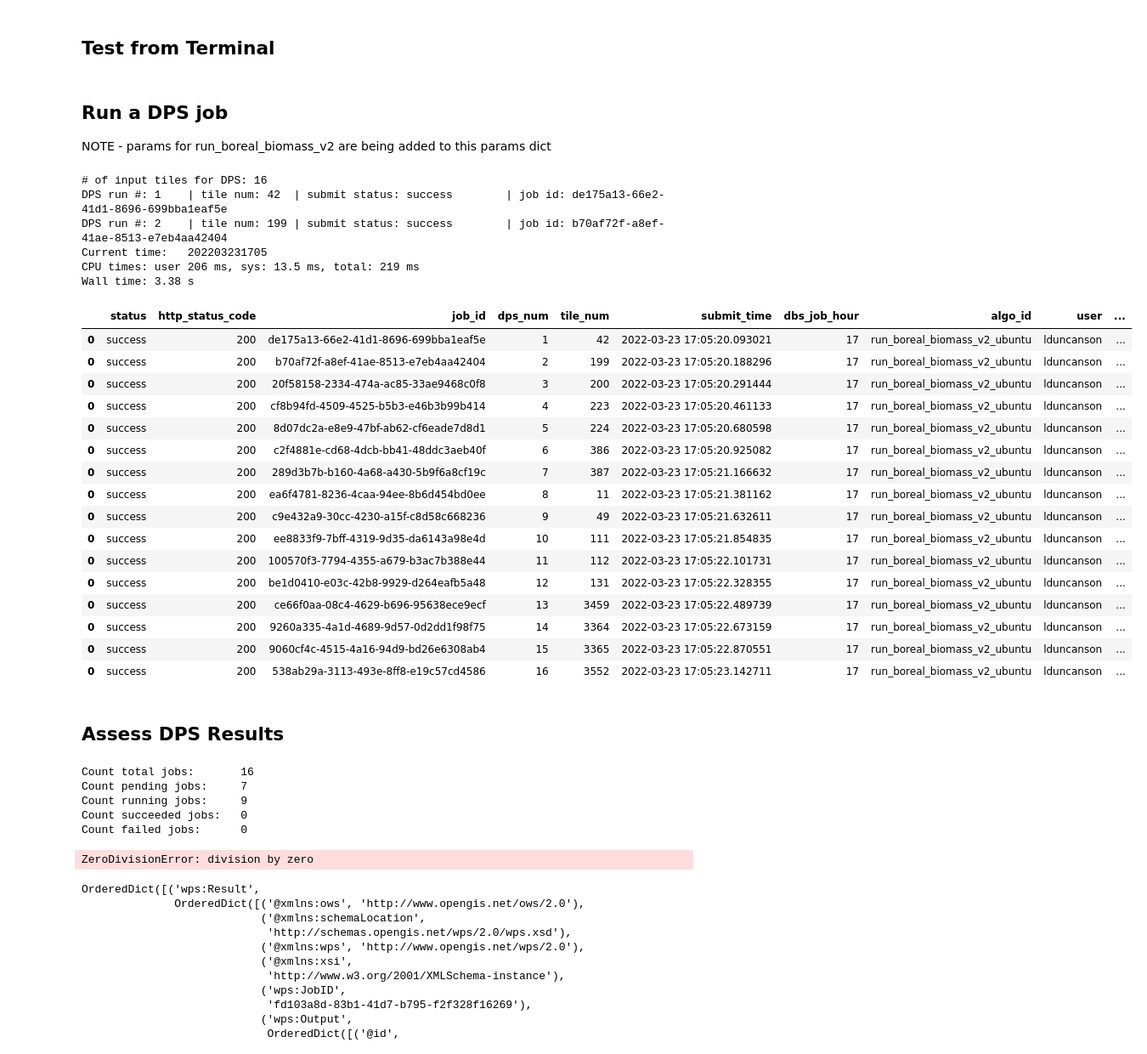
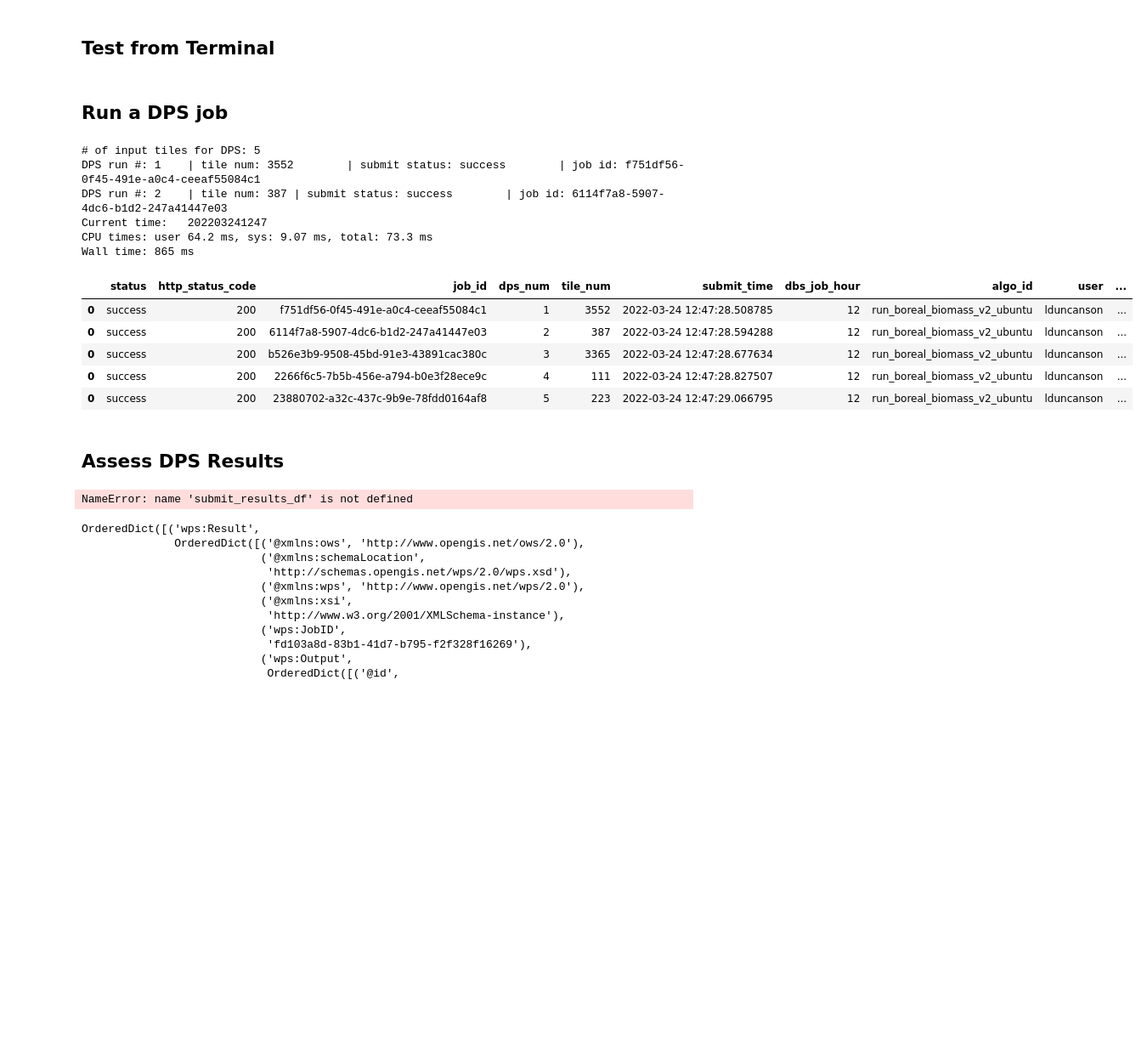
Before and after one commit to lauraduncanson/icesat2_boreal, a Jupyter notebook: dps/alg_3-4/3.4_dps.ipynb, the cells around one changed output. Shown at 85% size. Drawn from its saved outputs; the diff is of its cells as text; code cells hidden in the pictures; blank space fills up the shorter version.

Commit message:
running 34

```diff
--- a/dps/alg_3-4/3.4_dps.ipynb
+++ b/dps/alg_3-4/3.4_dps.ipynb
@@ -126,7 +129,6 @@ bio_models_https
 #Rscript /projects/icesat2_boreal/lib/mapBoreal.R /projects/testing/output/atl08_005_30m_filt_merge_neighbors_0042.csv /projects/shared-buckets/nathanmthomas/alg_34_testing/Copernicus_42_covars_cog_topo_stack.tif /projects/shared-buckets/nathanmthomas/alg_34_testing/Landsat8_42_comp_cog_2015-2020_dps.tif 'TRUE' /projects/my-private-bucket/boreal_train_data_v3.csv 2 2 100 300 5 TRUE 100 3000
 # %% [markdown]
 ## Run a DPS job
-NOTE - params for run_boreal_biomass_v2 are being added to this params dict
 # %%
 %%time
 submit_results_df_list = []
@@ -153,14 +155,32 @@ for i, INPUT_TILE_NUM in enumerate(DPS_INPUT_TILE_NUM_LIST):
         print(f"No filtered ATL08 for tile {INPUT_TILE_NUM}. Moving on.." )
         continue
 
-    #iters is the number of iterations of RH model fits; set to low (2-5) to test, 30-50 for production
-    #30 yields run times ~4 hours
+    # iters is the number of iterations of RH model fits; set to low (2-5) to test, 30-50 for production
+    # 30 yields run times ~4 hours
 
-    #ppside is the number of subtile splits. 2=4 subtiles, 3=9 subtiles
-    #increasing ppside reduces memory, increases length to completion
+    # ppside is the number of subtile splits. 2=4 subtiles, 3=9 subtiles
+    # increasing ppside reduces memory, increases length to completion
+
+    # minDOY is the min possible DOY to search for tile training data. The default is set to May 1
+    # If sufficient data are found in growing season, minDOY will not be used
+
+    # maxDOY is the max possible DOY to search for tile training data. The default is Sept 30.
+
+    # max_sol_el is the max solar elevation possible to search. The default is 0
+
+    # expand_training as TRUE sets iterative searching for training data up to min_n, starting with solar_el<0 and growing season and then:
+    # searches solar_el up to max_sol_el then
+    # searches iteratively one month later after growing season until maxDOY then
+    # searches iteratively one month earlier before growing season until minDOY
+    # if expand_training=FALSE the growing season sol_el<0 will be taken, and if none, no data will return
+
+    # min_n is the tile training number desired, that expand_training will search until it is fulfilled (or the max available)
+
+    #local_train_perc is the percent tile training data vs. boreal-wide training data. 100 = all local, 0 = all boreal wide
+
 
     in_param_dict = {
-                                    'tindex': atl08_filt_tindex_master,
+                                    'in_atl08_fn': 's3://maap-ops-workspace/lduncanson/dps_output/run_tile_atl08_ubuntu/master/2022/run_no_LC_height_thresholds_v2/ATL08_filt_tindex_master.csv',
                                     'in_topo_fn': f"input/{os.path.basename(in_topo_https)}",
                                     'in_landsat_fn': f"input/{os.path.basename(in_landsat_https)}",
                                     'in_atl08_fn_url': in_atl08_https,
@@ -189,55 +209,44 @@ for i, INPUT_TILE_NUM in enumerate(DPS_INPUT_TILE_NUM_LIST):
             version='master',
             username=USER, # username needs to be the same as whoever created the workspace
             queue=WORKER_TYPE,
             **in_param_dict
         )
 
     # Build a dataframe of submission details
     submit_result['dps_num'] = DPS_num
     submit_result['tile_num'] = INPUT_TILE_NUM
     submit_result['submit_time'] = datetime.datetime.now()
     submit_result['dbs_job_hour'] =datetime.datetime.now().hour
     submit_result['algo_id'] = ALGO_ID
     submit_result['user'] = USER
     submit_result['worker_type'] = WORKER_TYPE
 
     # Append to a list of data frames of submission results
     submit_results_df_list.append(pd.DataFrame([submit_result]))
 
     if DPS_num in [1, 2, 25, 50, 100, 500, 1000, 1500, 2000, 3000, 5000, 7000, 9000, 11000, 13000, 15000, 17000, 19000, 21000, 24000]:
         print(f"DPS run #: {DPS_num}\t| tile num: {INPUT_TILE_NUM}\t| submit status: {submit_result['status']}\t| job id: {submit_result['job_id']}")
 
 
 # Build a final submission results df and save
 submit_results_df = pd.concat(submit_results_df_list)
 nowtime = pd.Timestamp.now().strftime('%Y%m%d%H%M')
 print(f"Current time:\t{nowtime}")
 submit_results_df.to_csv(f'/projects/my-public-bucket/DPS_{IDENTIFIER}_submission_results_{len_input_list}_{nowtime}.csv')
 submit_results_df
 # %% [output]
-# of input tiles for DPS: 16
-DPS run #: 1    | tile num: 42  | submit status: success        | job id: de175a13-66e2-41d1-8696-699bba1eaf5e
-DPS run #: 2    | tile num: 199 | submit status: success        | job id: b70af72f-a8ef-41ae-8513-e7eb4aa42404
-Current time:   202203231705
-CPU times: user 206 ms, sys: 13.5 ms, total: 219 ms
-Wall time: 3.38 s
+# of input tiles for DPS: 5
+DPS run #: 1    | tile num: 3552        | submit status: success        | job id: f751df56-0f45-491e-a0c4-ceeaf55084c1
+DPS run #: 2    | tile num: 387 | submit status: success        | job id: 6114f7a8-5907-4dc6-b1d2-247a41447e03
+Current time:   202203241247
+CPU times: user 64.2 ms, sys: 9.07 ms, total: 73.3 ms
+Wall time: 865 ms
 |  | status | http_status_code | job_id | dps_num | tile_num | submit_time | dbs_job_hour | algo_id | user | ... |
-| 0 | success | 200 | de175a13-66e2-41d1-8696-699bba1eaf5e | 1 | 42 | 2022-03-23 17:05:20.093021 | 17 | run_boreal_biomass_v2_ubuntu | lduncanson | ... |
-| 0 | success | 200 | b70af72f-a8ef-41ae-8513-e7eb4aa42404 | 2 | 199 | 2022-03-23 17:05:20.188296 | 17 | run_boreal_biomass_v2_ubuntu | lduncanson | ... |
-| 0 | success | 200 | 20f58158-2334-474a-ac85-33ae9468c0f8 | 3 | 200 | 2022-03-23 17:05:20.291444 | 17 | run_boreal_biomass_v2_ubuntu | lduncanson | ... |
-| 0 | success | 200 | cf8b94fd-4509-4525-b5b3-e46b3b99b414 | 4 | 223 | 2022-03-23 17:05:20.461133 | 17 | run_boreal_biomass_v2_ubuntu | lduncanson | ... |
-| 0 | success | 200 | 8d07dc2a-e8e9-47bf-ab62-cf6eade7d8d1 | 5 | 224 | 2022-03-23 17:05:20.680598 | 17 | run_boreal_biomass_v2_ubuntu | lduncanson | ... |
-| 0 | success | 200 | c2f4881e-cd68-4dcb-bb41-48ddc3aeb40f | 6 | 386 | 2022-03-23 17:05:20.925082 | 17 | run_boreal_biomass_v2_ubuntu | lduncanson | ... |
-| 0 | success | 200 | 289d3b7b-b160-4a68-a430-5b9f6a8cf19c | 7 | 387 | 2022-03-23 17:05:21.166632 | 17 | run_boreal_biomass_v2_ubuntu | lduncanson | ... |
-| 0 | success | 200 | ea6f4781-8236-4caa-94ee-8b6d454bd0ee | 8 | 11 | 2022-03-23 17:05:21.381162 | 17 | run_boreal_biomass_v2_ubuntu | lduncanson | ... |
-| 0 | success | 200 | c9e432a9-30cc-4230-a15f-c8d58c668236 | 9 | 49 | 2022-03-23 17:05:21.632611 | 17 | run_boreal_biomass_v2_ubuntu | lduncanson | ... |
-| 0 | success | 200 | ee8833f9-7bff-4319-9d35-da6143a98e4d | 10 | 111 | 2022-03-23 17:05:21.854835 | 17 | run_boreal_biomass_v2_ubuntu | lduncanson | ... |
-| 0 | success | 200 | 100570f3-7794-4355-a679-b3ac7b388e44 | 11 | 112 | 2022-03-23 17:05:22.101731 | 17 | run_boreal_biomass_v2_ubuntu | lduncanson | ... |
-| 0 | success | 200 | be1d0410-e03c-42b8-9929-d264eafb5a48 | 12 | 131 | 2022-03-23 17:05:22.328355 | 17 | run_boreal_biomass_v2_ubuntu | lduncanson | ... |
-| 0 | success | 200 | ce66f0aa-08c4-4629-b696-95638ece9ecf | 13 | 3459 | 2022-03-23 17:05:22.489739 | 17 | run_boreal_biomass_v2_ubuntu | lduncanson | ... |
-| 0 | success | 200 | 9260a335-4a1d-4689-9d57-0d2dd1f98f75 | 14 | 3364 | 2022-03-23 17:05:22.673159 | 17 | run_boreal_biomass_v2_ubuntu | lduncanson | ... |
-| 0 | success | 200 | 9060cf4c-4515-4a16-94d9-bd26e6308ab4 | 15 | 3365 | 2022-03-23 17:05:22.870551 | 17 | run_boreal_biomass_v2_ubuntu | lduncanson | ... |
-| 0 | success | 200 | 538ab29a-3113-493e-8ff8-e19c57cd4586 | 16 | 3552 | 2022-03-23 17:05:23.142711 | 17 | run_boreal_biomass_v2_ubuntu | lduncanson | ... |
+| 0 | success | 200 | f751df56-0f45-491e-a0c4-ceeaf55084c1 | 1 | 3552 | 2022-03-24 12:47:28.508785 | 12 | run_boreal_biomass_v2_ubuntu | lduncanson | ... |
+| 0 | success | 200 | 6114f7a8-5907-4dc6-b1d2-247a41447e03 | 2 | 387 | 2022-03-24 12:47:28.594288 | 12 | run_boreal_biomass_v2_ubuntu | lduncanson | ... |
+| 0 | success | 200 | b526e3b9-9508-45bd-91e3-43891cac380c | 3 | 3365 | 2022-03-24 12:47:28.677634 | 12 | run_boreal_biomass_v2_ubuntu | lduncanson | ... |
+| 0 | success | 200 | 2266f6c5-7b5b-456e-a794-b0e3f28ece9c | 4 | 111 | 2022-03-24 12:47:28.827507 | 12 | run_boreal_biomass_v2_ubuntu | lduncanson | ... |
+| 0 | success | 200 | 23880702-a32c-437c-9b9e-78fdd0164af8 | 5 | 223 | 2022-03-24 12:47:29.066795 | 12 | run_boreal_biomass_v2_ubuntu | lduncanson | ... |
 # %% [markdown]
 ## Assess DPS Results
 # %%
@@ -260,12 +269,7 @@ print(f"Count succeeded jobs:\t{z[z['wps:Status'] =='Succeeded'].shape[0]}")
 print(f"Count failed jobs:\t{z[z['wps:Status'] =='Failed'].shape[0]}")
 print(f"% of failed jobs:\t{round(z[z['wps:Status'] =='Failed'].shape[0] / ( z[z['wps:Status'] =='Failed'].shape[0] + z[z['wps:Status'] =='Succeeded'].shape[0] ), 4) * 100}")
 # %% [output]
-Count total jobs:       16
-Count pending jobs:     7
-Count running jobs:     9
-Count succeeded jobs:   0
-Count failed jobs:      0
+NameError: name 'submit_results_df' is not defined
-ZeroDivisionError: division by zero
 # %%
 xmltodict.parse(maap.getJobResult(z[z['wps:Status'] =='Succeeded'].iloc[0].job_id).content)
 # %% [output]
```
Also changed, not shown: parts of 3 cells of this notebook, 2 other files.
